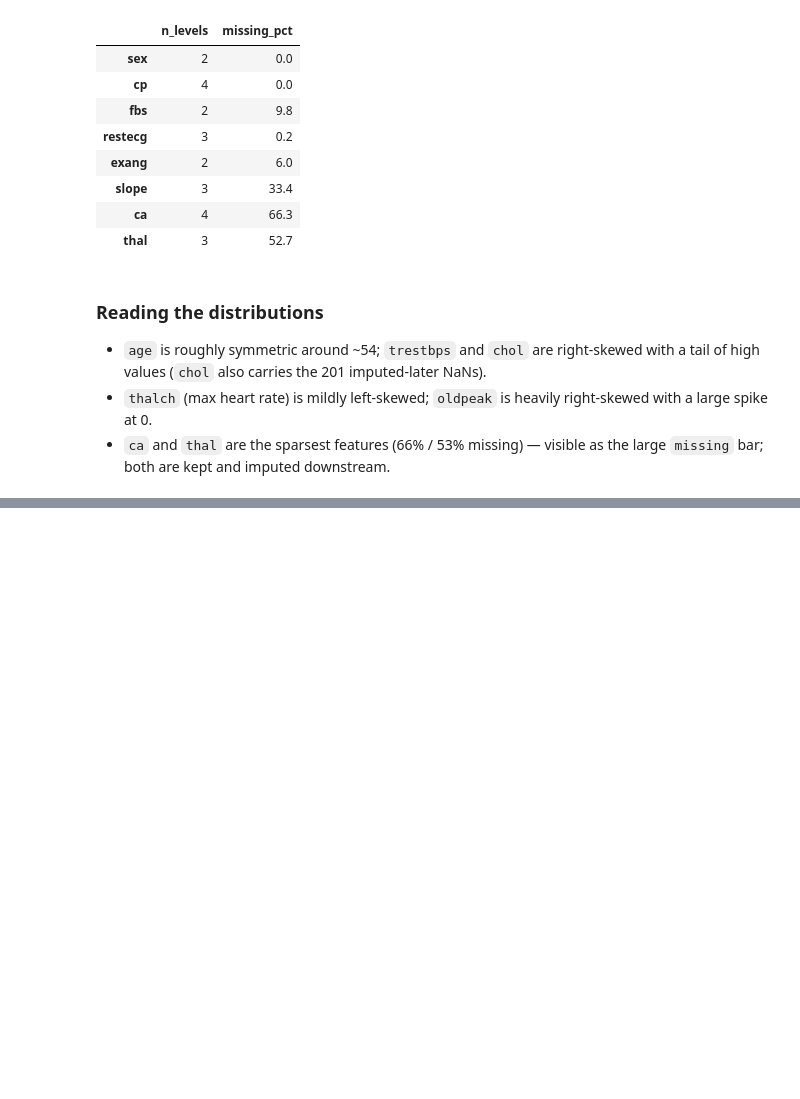
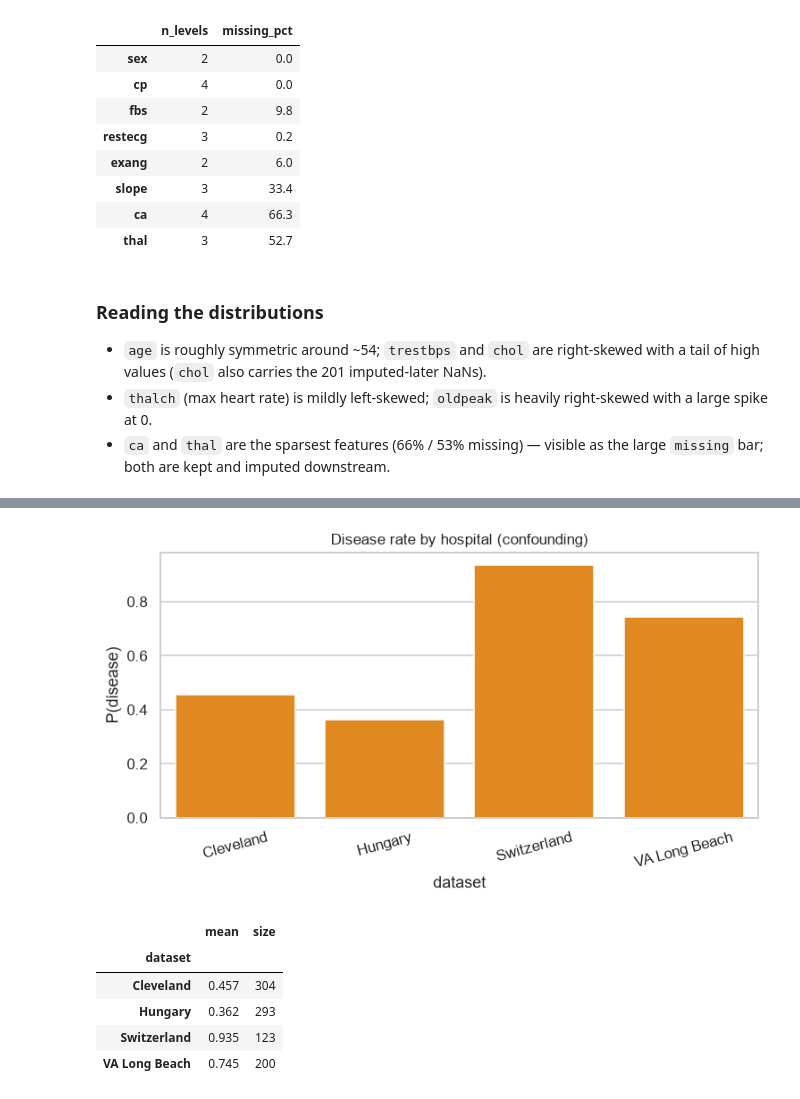
Before and after one commit to Moudjib16/Heart-Disease-Prediction, a Jupyter notebook: notebooks/01_eda.ipynb, the cells around one changed output, grey strips where cells are left out. Drawn from its saved outputs; the diff is of its cells as text; code cells hidden in the pictures; blank space fills up the shorter version.

```diff
--- a/notebooks/01_eda.ipynb
+++ b/notebooks/01_eda.ipynb
@@ -313,0 +345,19 @@ summary
+# %%
+# `dataset` confounds the target -> justification for dropping it.
+raw_rate = (raw.assign(target=(raw["num"] > 0).astype(int))
+              .groupby("dataset")["target"].agg(["mean", "size"]))
+fig, ax = plt.subplots(figsize=(7, 4))
+sns.barplot(x=raw_rate.index, y=raw_rate["mean"], ax=ax, color="darkorange")
+ax.set_title("Disease rate by hospital (confounding)")
+ax.set_ylabel("P(disease)")
+ax.tick_params(axis="x", rotation=15)
+save_fig("bivariate_rate_dataset")
+raw_rate.round(3)
+# %% [output]
+[figure, added]
+|  | mean | size |
+| dataset |  |  |
+| Cleveland | 0.457 | 304 |
+| Hungary | 0.362 | 293 |
+| Switzerland | 0.935 | 123 |
+| VA Long Beach | 0.745 | 200 |
```
Also changed, not shown: parts of 5 cells of this notebook.
